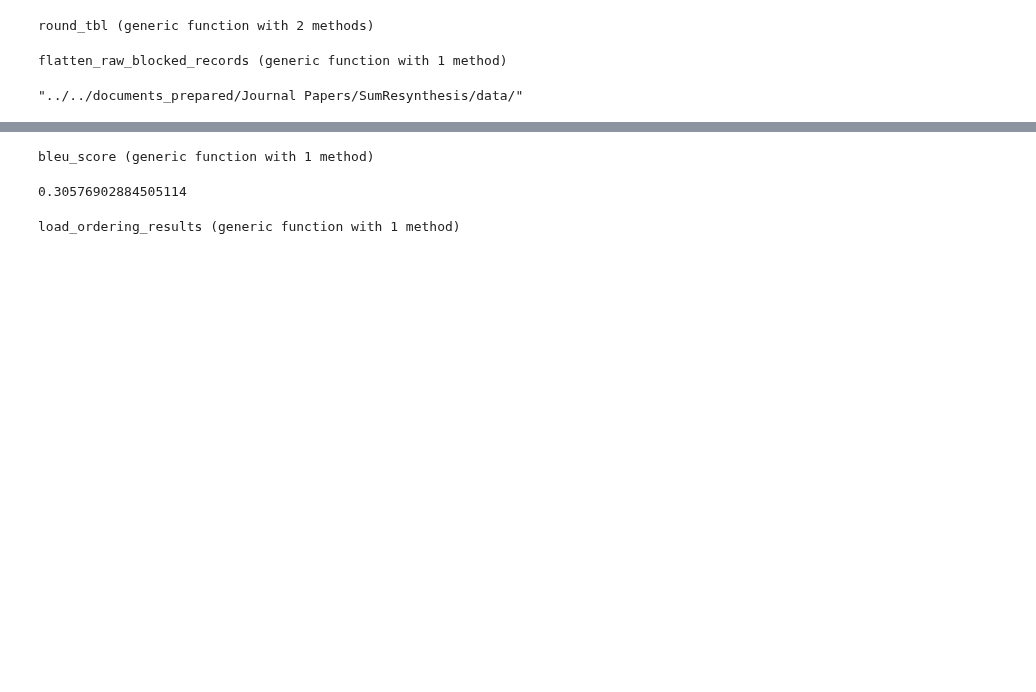
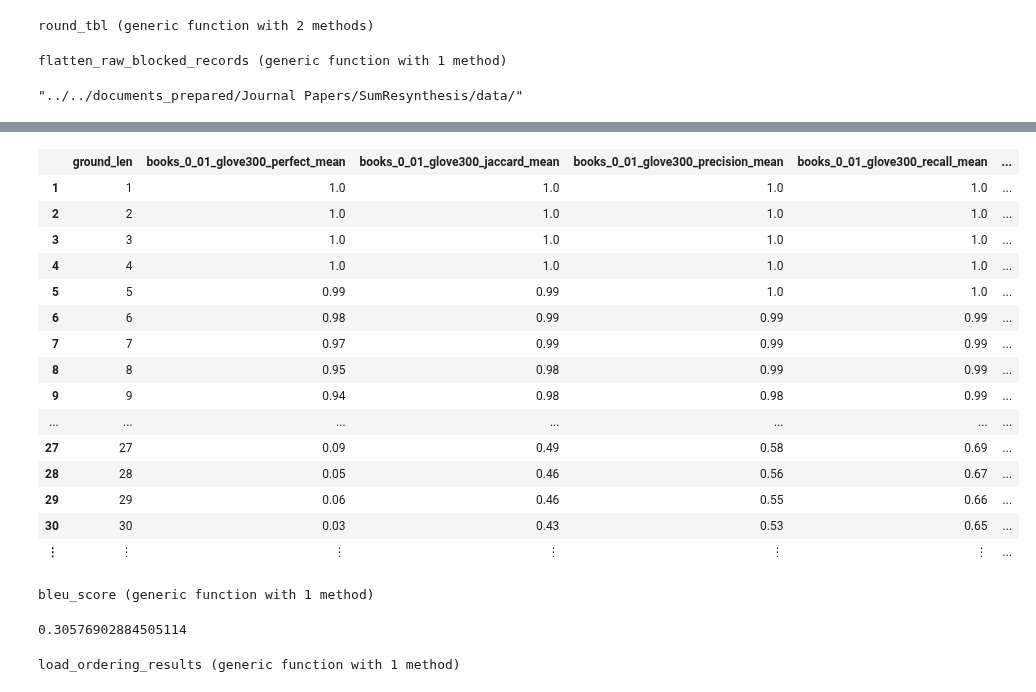
Before and after one commit to oxinabox/phd, a Jupyter notebook: prototypes/SumOfWordEmbeddings/ResAna.ipynb, the cells around one changed output, grey strips where cells are left out. Drawn from its saved outputs; the diff is of its cells as text; code cells hidden in the pictures; blank space fills up the shorter version.

```diff
--- a/prototypes/SumOfWordEmbeddings/ResAna.ipynb
+++ b/prototypes/SumOfWordEmbeddings/ResAna.ipynb
@@ -140,13 +159,30 @@ end
 # %%
 keep_cols = @pipe (bag_res.colindex |> keys |> map(string,_)
                     |>filter(col -> contains(col,"jaccard")
                                 ||  contains(col,"perfect")
                                 ||  contains(col,"recall")
                                 ||  contains(col,"_precision")
                                 ||  contains(col,"f1" ),_)
                     |> map(Symbol,_))
 len_scores = aggregate(bag_res[[:ground_len, keep_cols...]], :ground_len, mean)
 sort!(len_scores)
-writetable(OUTPUT_DIR*"selection_len_scores.csv", len_scores)
+#writetable(OUTPUT_DIR*"selection_len_scores.csv", len_scores)
 len_scores |> round_tbl
+# %% [output]
+|  | ground_len | books_0_01_glove300_perfect_mean | books_0_01_glove300_jaccard_mean | books_0_01_glove300_precision_mean | books_0_01_glove300_recall_mean | ... |
+| 1 | 1 | 1.0 | 1.0 | 1.0 | 1.0 | ... |
+| 2 | 2 | 1.0 | 1.0 | 1.0 | 1.0 | ... |
+| 3 | 3 | 1.0 | 1.0 | 1.0 | 1.0 | ... |
+| 4 | 4 | 1.0 | 1.0 | 1.0 | 1.0 | ... |
+| 5 | 5 | 0.99 | 0.99 | 1.0 | 1.0 | ... |
+| 6 | 6 | 0.98 | 0.99 | 0.99 | 0.99 | ... |
+| 7 | 7 | 0.97 | 0.99 | 0.99 | 0.99 | ... |
+| 8 | 8 | 0.95 | 0.98 | 0.99 | 0.99 | ... |
+| 9 | 9 | 0.94 | 0.98 | 0.98 | 0.99 | ... |
+| ... | ... | ... | ... | ... | ... | ... |
+| 27 | 27 | 0.09 | 0.49 | 0.58 | 0.69 | ... |
+| 28 | 28 | 0.05 | 0.46 | 0.56 | 0.67 | ... |
+| 29 | 29 | 0.06 | 0.46 | 0.55 | 0.66 | ... |
+| 30 | 30 | 0.03 | 0.43 | 0.53 | 0.65 | ... |
+| ⋮ | ⋮ | ⋮ | ⋮ | ⋮ | ⋮ | ... |
 # %%
```
Also changed, not shown: parts of 12 cells of this notebook.
